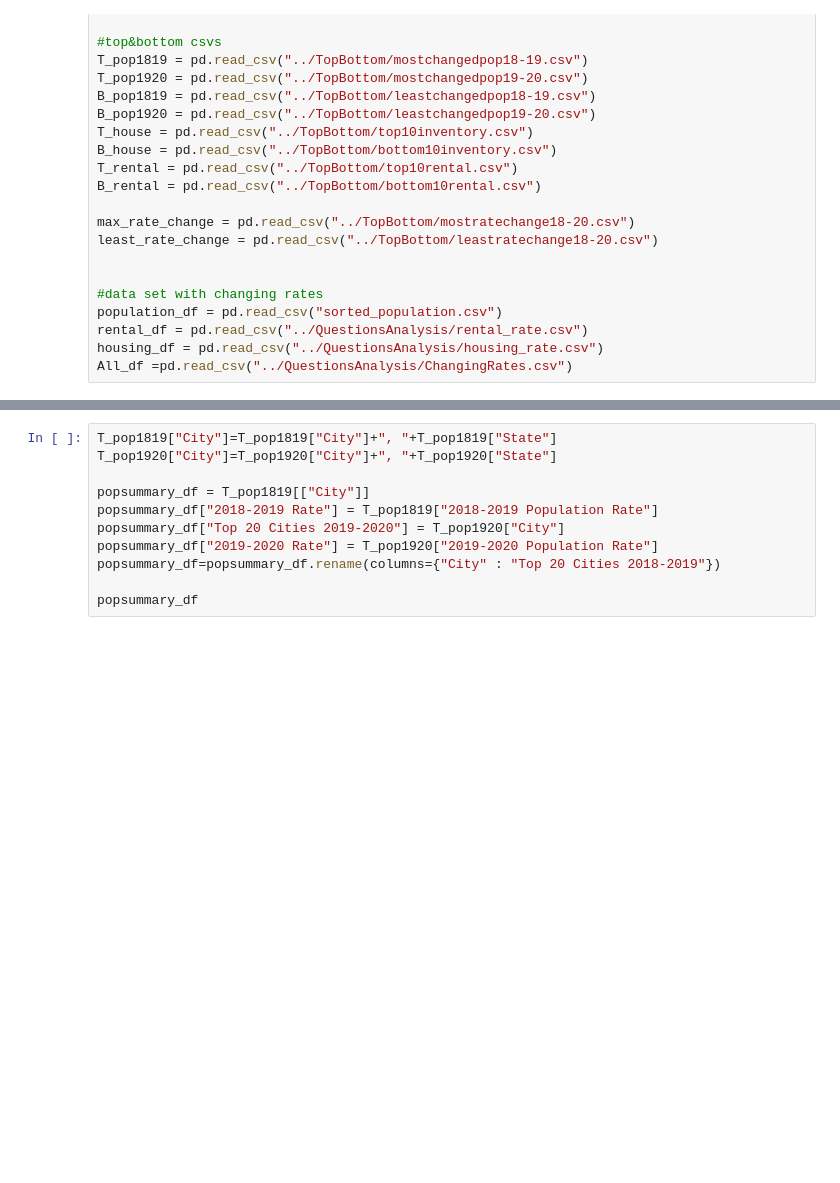
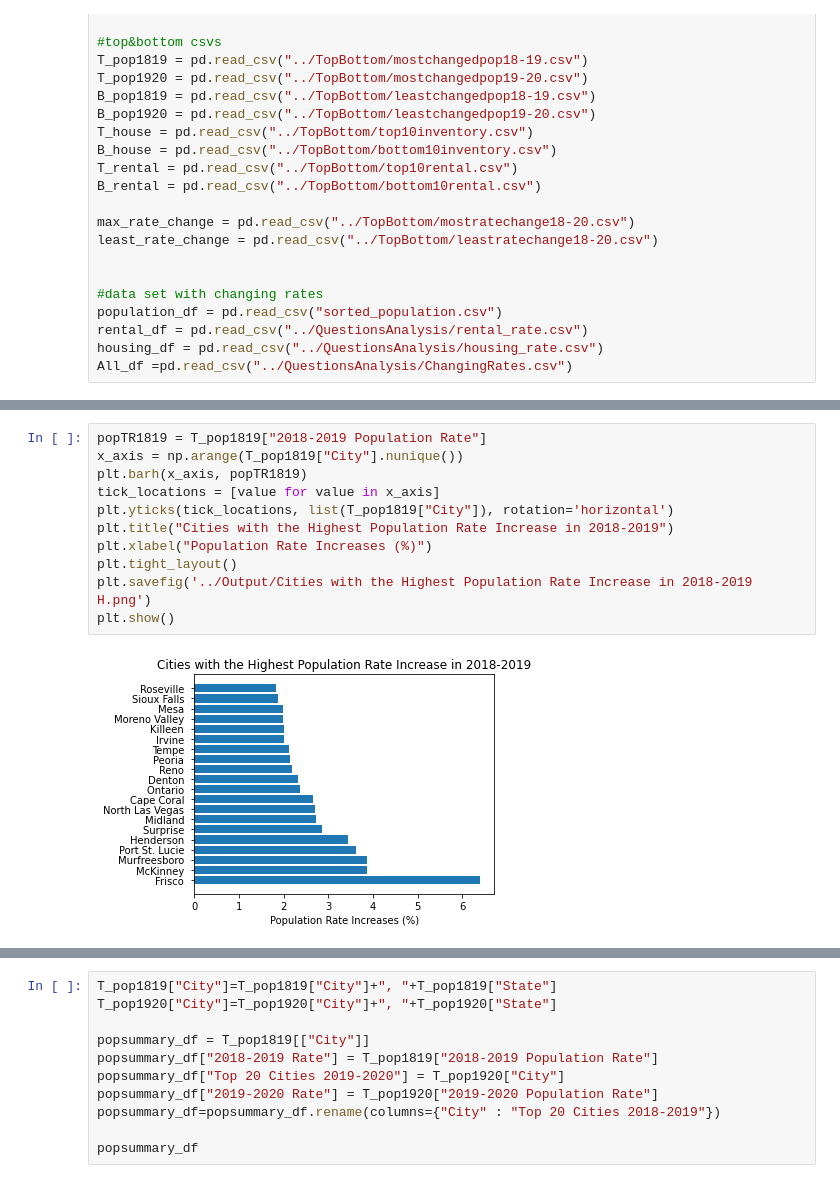
Before and after one commit to stellakk75/HousingMarketCOVID-19Project, a Jupyter notebook: PopRelated/Q1_populationanalysis.ipynb, the cells around one changed output, grey strips where cells are left out. Saved outputs shown, nothing was run; the diff lists cells and outputs as text; blank space fills up the shorter version.

```diff
--- a/PopRelated/Q1_populationanalysis.ipynb
+++ b/PopRelated/Q1_populationanalysis.ipynb
@@ -56,3 +56,16 @@ plt.show()
+# %%
+popTR1819 = T_pop1819["2018-2019 Population Rate"]
+x_axis = np.arange(T_pop1819["City"].nunique())
+plt.barh(x_axis, popTR1819)
+tick_locations = [value for value in x_axis]
+plt.yticks(tick_locations, list(T_pop1819["City"]), rotation='horizontal')
+plt.title("Cities with the Highest Population Rate Increase in 2018-2019")
+plt.xlabel("Population Rate Increases (%)")
+plt.tight_layout()
+plt.savefig('../Output/Cities with the Highest Population Rate Increase in 2018-2019 H.png')
+plt.show()
+# %% [output]
+[figure, added]
 # %%
 popTR1920 = T_pop1920["2019-2020 Population Rate"]
 x_axis = np.arange(T_pop1920["City"].nunique())
```
Also changed, not shown: parts of 10 cells of this notebook, 11 other files.
